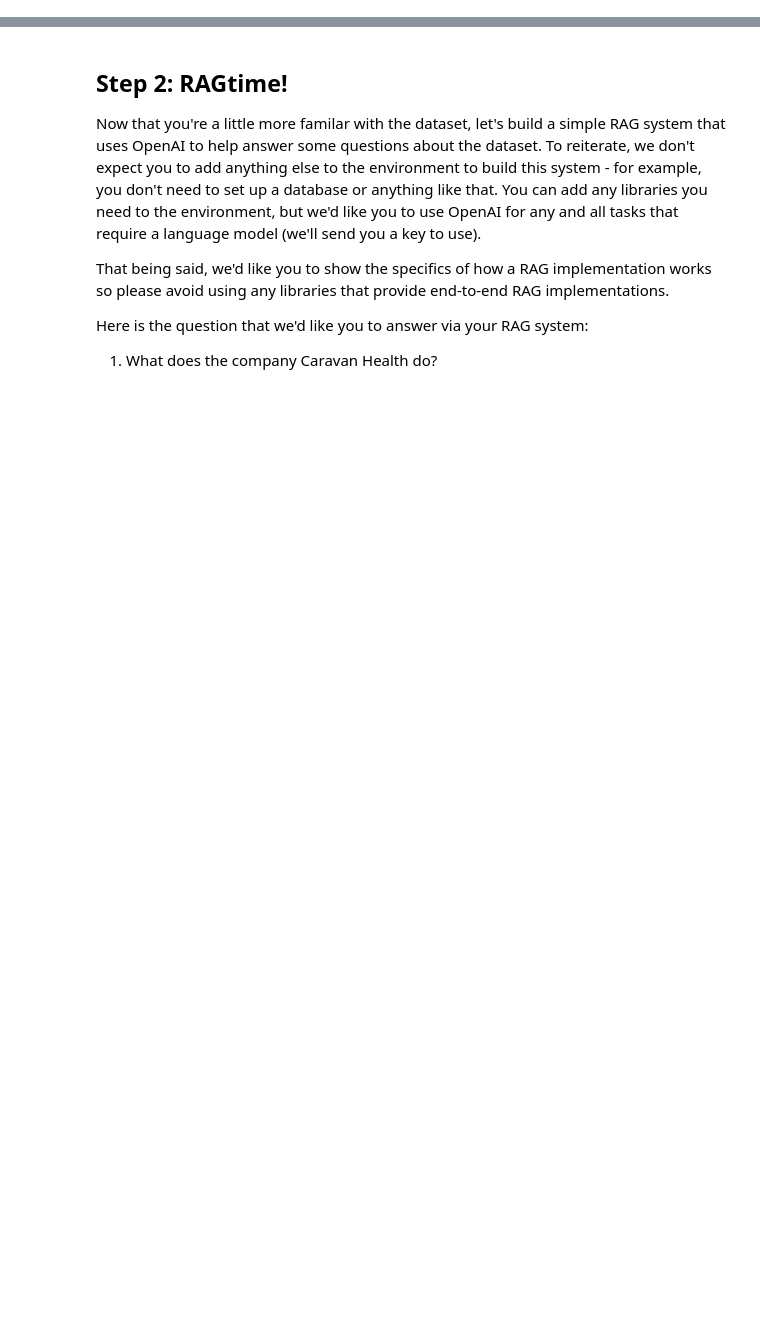
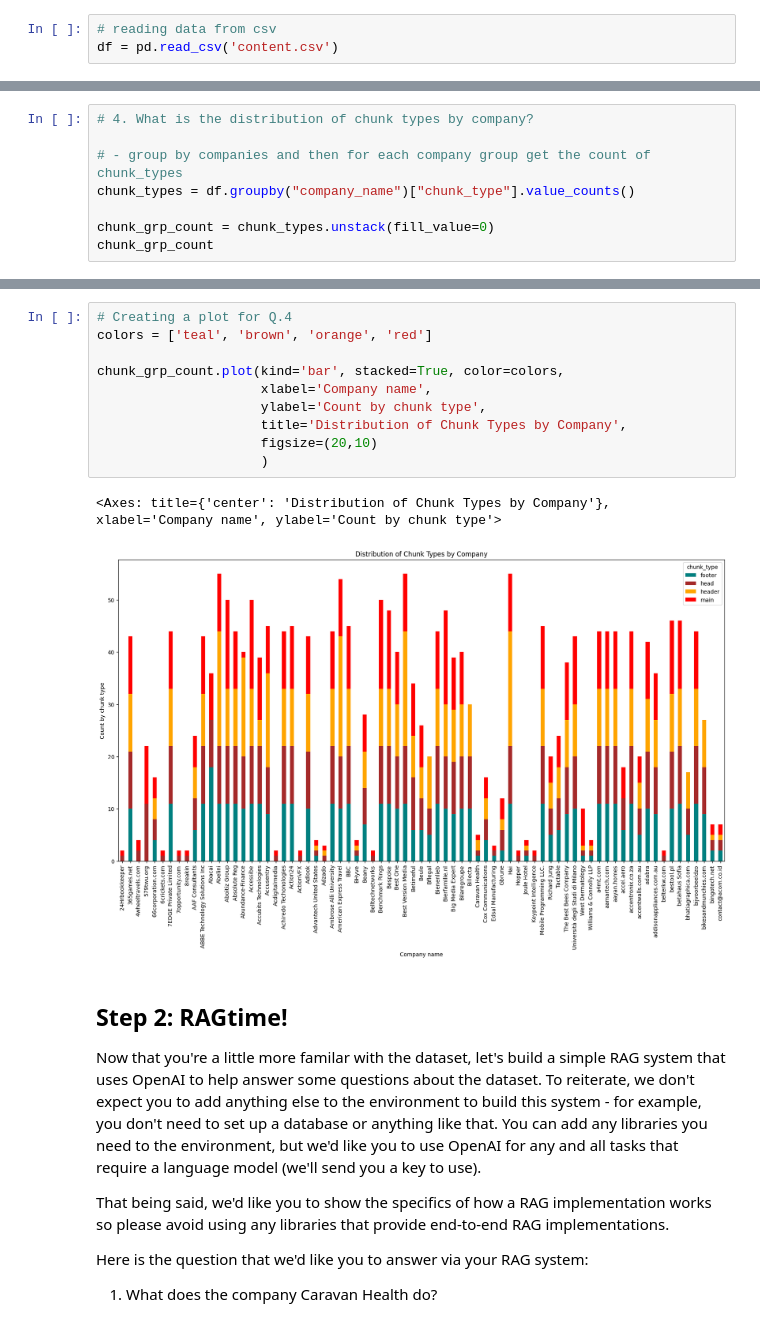
Before and after one commit to nicole-mathias/exercises, a Jupyter notebook: machine-learning/exercise.ipynb, the cells around one changed output, grey strips where cells are left out. Cells and saved outputs as stored; diff of their text form; blank space fills up the shorter version.

```diff
--- a/machine-learning/exercise.ipynb
+++ b/machine-learning/exercise.ipynb
@@ -59,0 +95,3 @@ Note: you may need to restart the kernel to use updated packages.
+# %%
+# reading data from csv
+df = pd.read_csv('content.csv')
@@ -59,0 +118,8 @@ Note: you may need to restart the kernel to use updated packages.
+# %%
+# 4. What is the distribution of chunk types by company?
+
+# - group by companies and then for each company group get the count of chunk_types
+chunk_types = df.groupby("company_name")["chunk_type"].value_counts()
+
+chunk_grp_count = chunk_types.unstack(fill_value=0)
+chunk_grp_count
@@ -60,3 +141,16 @@ Note: you may need to restart the kernel to use updated packages.
+# %%
+# Creating a plot for Q.4
+colors = ['teal', 'brown', 'orange', 'red']
+
+chunk_grp_count.plot(kind='bar', stacked=True, color=colors,
+                     xlabel='Company name',
+                     ylabel='Count by chunk type',
+                     title='Distribution of Chunk Types by Company',
+                     figsize=(20,10)
+                     )
+# %% [output]
+<Axes: title={'center': 'Distribution of Chunk Types by Company'}, xlabel='Company name', ylabel='Count by chunk type'>
+[figure, added]
 # %% [markdown]
 ## Step 2: RAGtime!
 
```
Also changed, not shown: parts of 49 cells of this notebook.
